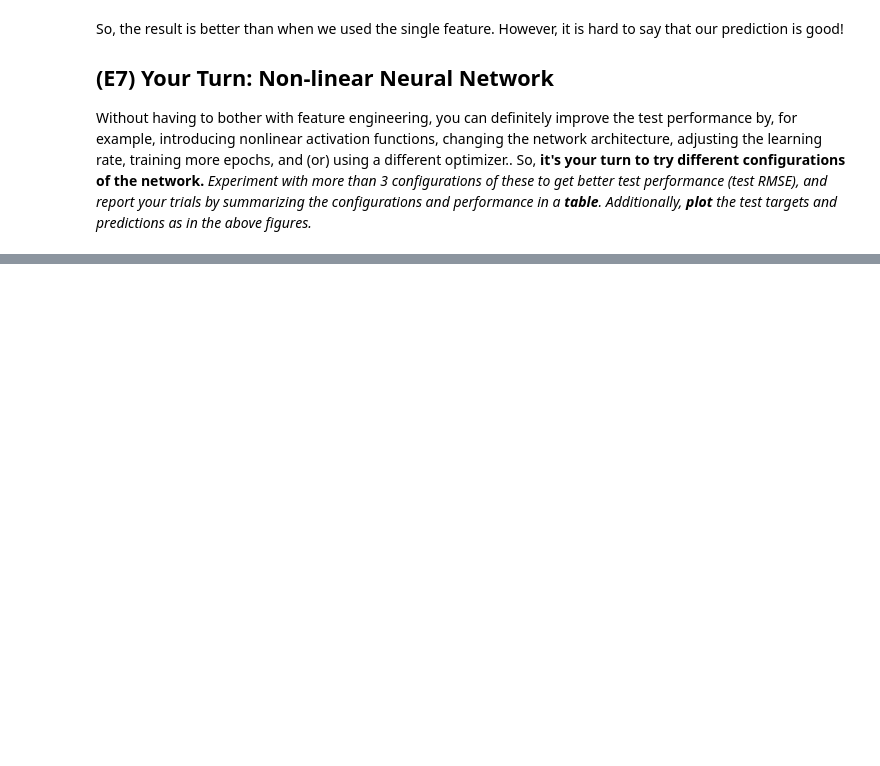
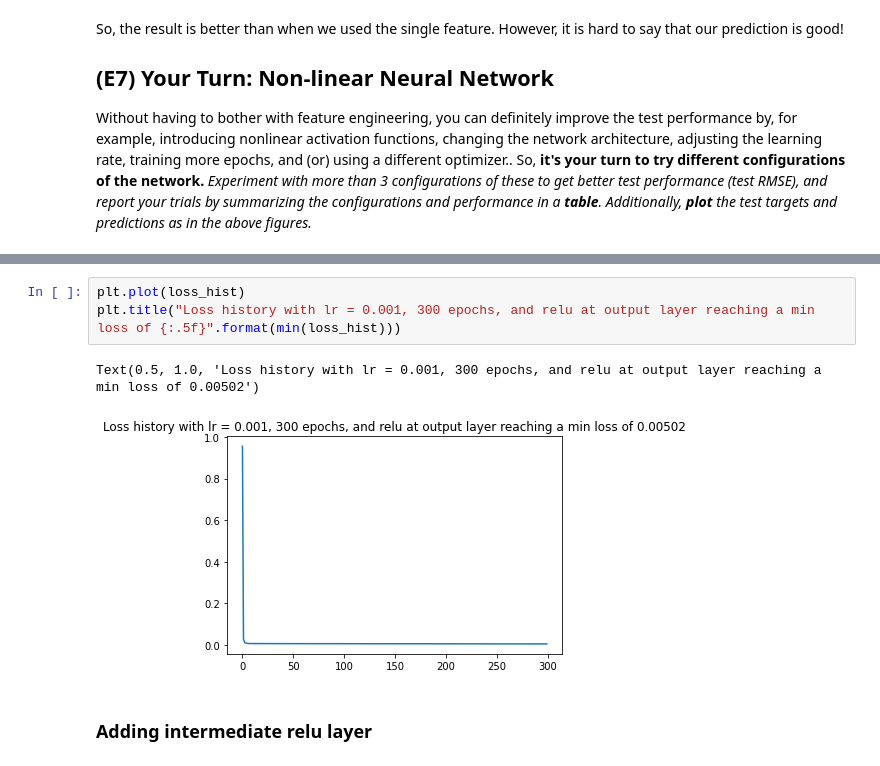
Before and after one commit to armandordorica/MIE1516_A3_Neural_Network, a Jupyter notebook: E7_regression.ipynb, the cells around one changed output, grey strips where cells are left out. Drawn from its saved outputs; the diff is of its cells as text; blank space fills up the shorter version.

```diff
--- a/E7_regression.ipynb
+++ b/E7_regression.ipynb
@@ -531,0 +633,8 @@ len(nn.total_deltas_backward)
+# %%
+plt.plot(loss_hist)
+plt.title("Loss history with lr = 0.001, 300 epochs, and relu at output layer reaching a min loss of {:.5f}".format(min(loss_hist)))
+# %% [output]
+Text(0.5, 1.0, 'Loss history with lr = 0.001, 300 epochs, and relu at output layer reaching a min loss of 0.00502')
+[figure, added]
+# %% [markdown]
+### Adding intermediate relu layer
```
Also changed, not shown: parts of 68 cells of this notebook, 2 other files.
